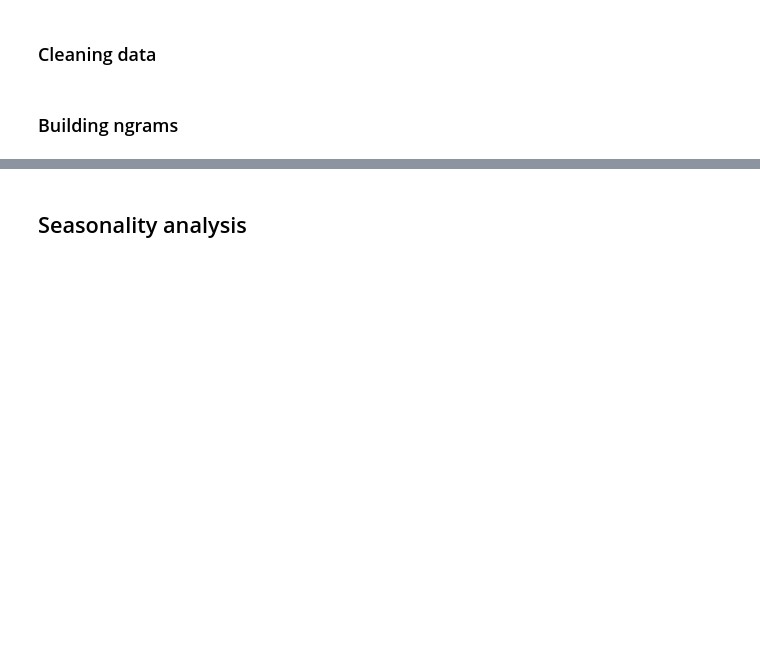
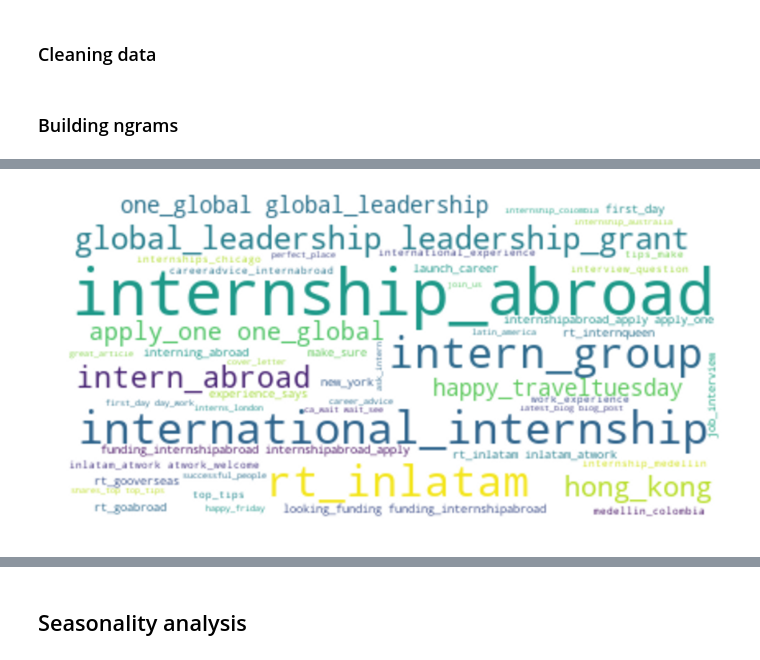
Before and after one commit to nvenegas-oliva/tig, a Jupyter notebook: EDA.ipynb, the cells around one changed output, grey strips where cells are left out. Saved outputs shown, nothing was run; the diff lists cells and outputs as text; code cells hidden in the pictures; blank space fills up the shorter version.

```diff
--- a/EDA.ipynb
+++ b/EDA.ipynb
@@ -370,0 +390,4 @@ def ngram_wordcloud(corpus, n):
+# %%
+ngram_wordcloud(corpus, size=2, background_color='white')
+# %% [output]
+[figure, added]
```
Also changed, not shown: parts of 16 cells of this notebook.
